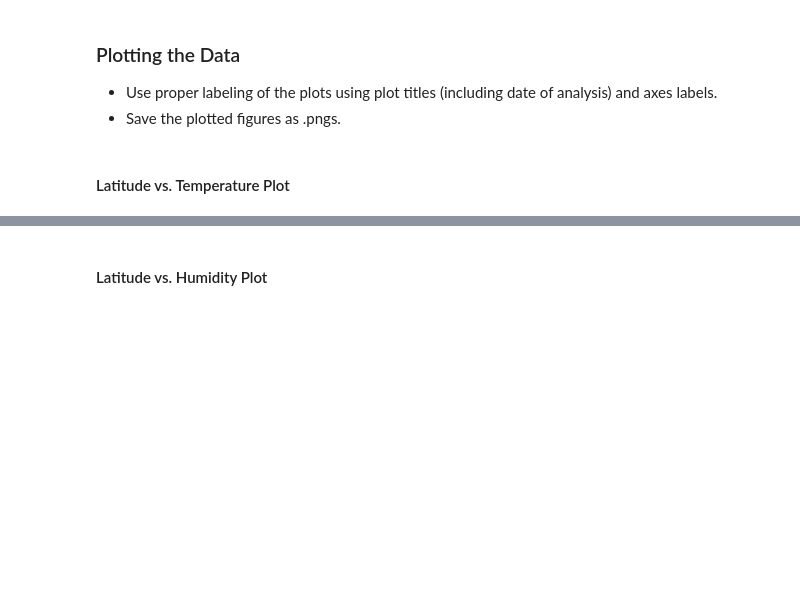
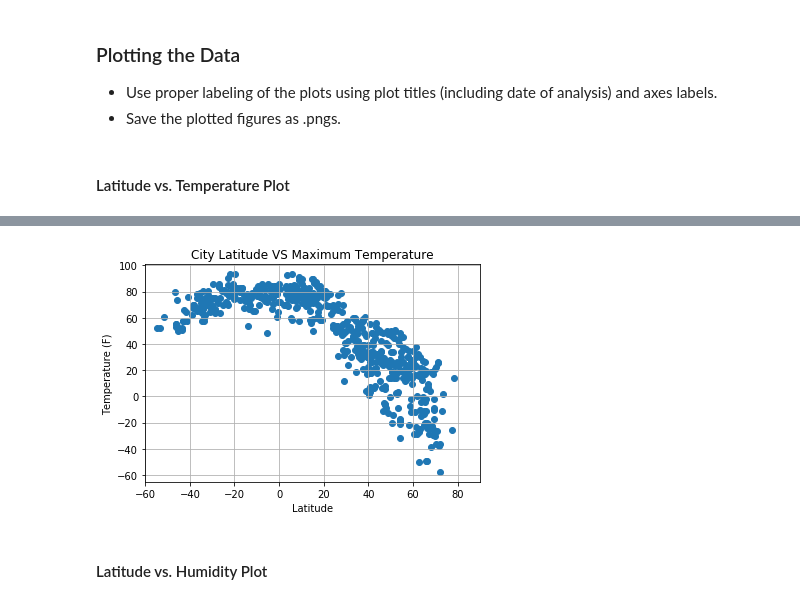
Before and after one commit to monrjones/Python-Challenge, a Jupyter notebook: APIs/WeatherPy-Copy1.ipynb, the cells around one changed output, grey strips where cells are left out. Drawn from its saved outputs; the diff is of its cells as text; code cells hidden in the pictures; blank space fills up the shorter version.

```diff
--- a/APIs/WeatherPy-Copy1.ipynb
+++ b/APIs/WeatherPy-Copy1.ipynb
@@ -104,0 +121,17 @@ dtype: int64
+# %%
+lat_data = [data.get("coord").get("lat") for data in search]
+lng_data = [data.get("coord").get("lon") for data in search]
+temp_data = [data.get("main").get("temp") for data in search]
+humid_data = [data.get("main").get("humidity") for data in search]
+cloud_data =[data.get("clouds").get("all") for data in search]
+wind_data = [data.get("wind").get("speed") for data in search]
+
+weather_data = pd.DataFrame({"City": list_of_cities,
+                            "Country": list_of_countries,
+                            "Latitude": lat_data,
+                            "Longitude":lng_data,
+                            "Temperature":temp_data,
+                            "Humidity":humid_data,
+                            "Cloudiness":cloud_data,
+                            "Winds":wind_data})
+weather_data.head()
@@ -114,2 +153,16 @@ dtype: int64
+# %%
+#lat vs temp
+plt.scatter(weather_data["Latitude"], weather_data["Temperature"], marker="o")
+plt.title("City Latitude VS Maximum Temperature")
+plt.ylabel("Temperature (F)")
+plt.xlabel("Latitude")
+plt.grid(True)
+plt.xlim(-60,90)
+
+
+plt.savefig("latvstemp.png")
+plt.show()
+# %% [output]
+[figure, added]
 # %% [markdown]
 #### Latitude vs. Humidity Plot
```
Also changed, not shown: parts of 15 cells of this notebook, 6 other files.
